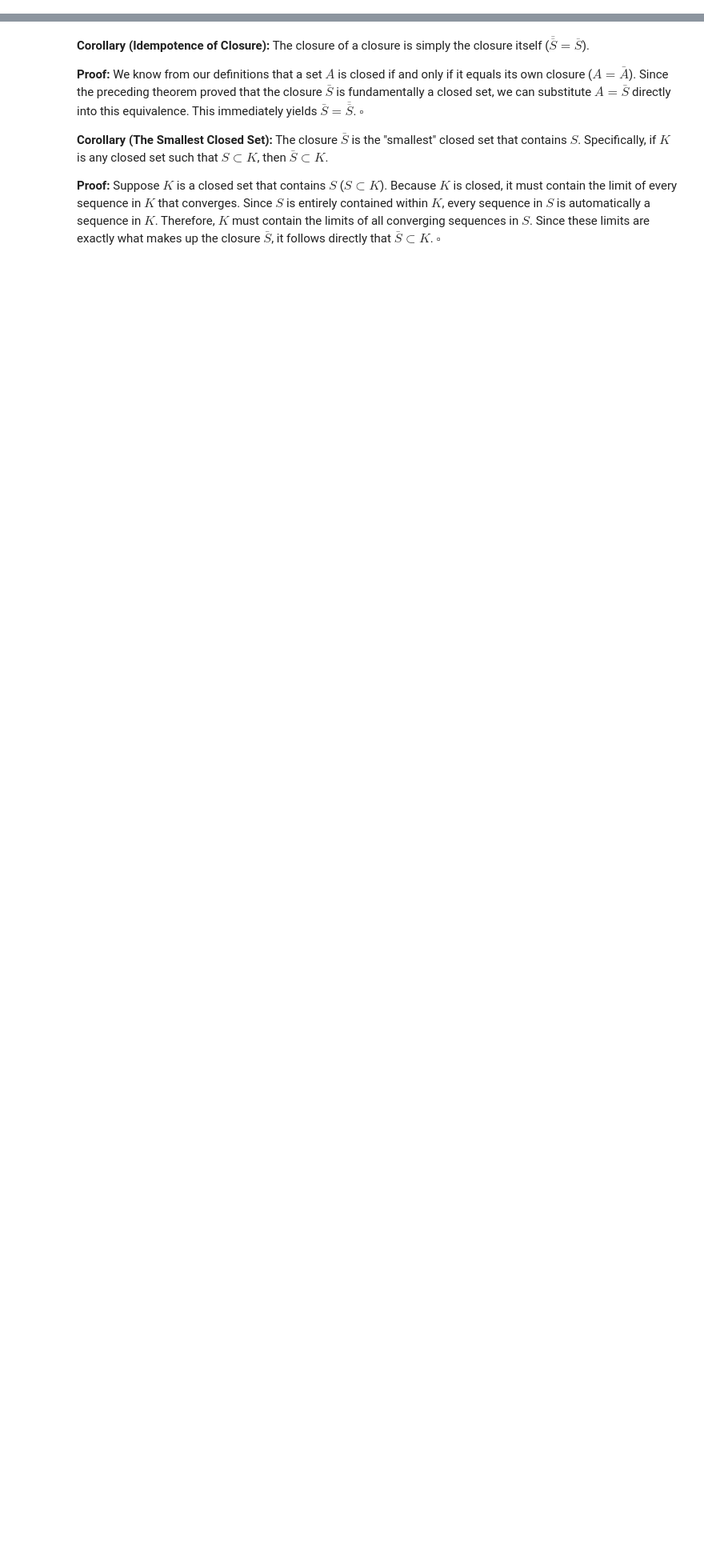
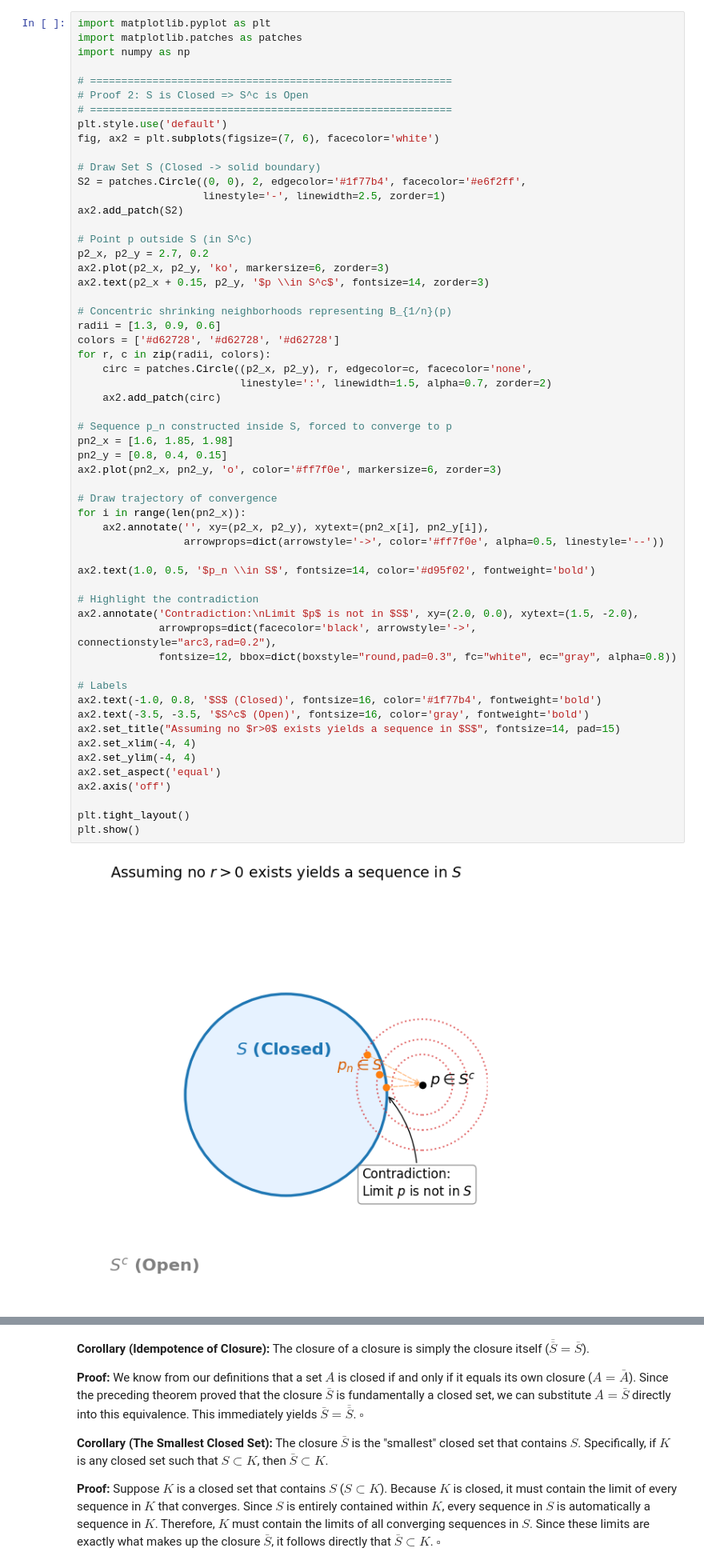
Before and after one commit to rohanishervin/kb, a Jupyter notebook: nodes/metric-space-topology.ipynb, the cells around one changed output, grey strips where cells are left out. Shown at 80% size. Drawn from its saved outputs; the diff is of its cells as text; blank space fills up the shorter version.

```diff
--- a/nodes/metric-space-topology.ipynb
+++ b/nodes/metric-space-topology.ipynb
@@ -158,0 +117,59 @@ This script generates a visual representation of the proof above. It shows how t
+# %%
+import matplotlib.pyplot as plt
+import matplotlib.patches as patches
+import numpy as np
+
+# ==========================================================
+# Proof 2: S is Closed => S^c is Open
+# ==========================================================
+plt.style.use('default')
+fig, ax2 = plt.subplots(figsize=(7, 6), facecolor='white')
+
+# Draw Set S (Closed -> solid boundary)
+S2 = patches.Circle((0, 0), 2, edgecolor='#1f77b4', facecolor='#e6f2ff',
+                    linestyle='-', linewidth=2.5, zorder=1)
+ax2.add_patch(S2)
+
+# Point p outside S (in S^c)
+p2_x, p2_y = 2.7, 0.2
+ax2.plot(p2_x, p2_y, 'ko', markersize=6, zorder=3)
+ax2.text(p2_x + 0.15, p2_y, '$p \\in S^c$', fontsize=14, zorder=3)
+
+# Concentric shrinking neighborhoods representing B_{1/n}(p)
+radii = [1.3, 0.9, 0.6]
+colors = ['#d62728', '#d62728', '#d62728']
+for r, c in zip(radii, colors):
+    circ = patches.Circle((p2_x, p2_y), r, edgecolor=c, facecolor='none',
+                          linestyle=':', linewidth=1.5, alpha=0.7, zorder=2)
+    ax2.add_patch(circ)
+
+# Sequence p_n constructed inside S, forced to converge to p
+pn2_x = [1.6, 1.85, 1.98]
+pn2_y = [0.8, 0.4, 0.15]
+ax2.plot(pn2_x, pn2_y, 'o', color='#ff7f0e', markersize=6, zorder=3)
+
+# Draw trajectory of convergence
+for i in range(len(pn2_x)):
+    ax2.annotate('', xy=(p2_x, p2_y), xytext=(pn2_x[i], pn2_y[i]),
+                 arrowprops=dict(arrowstyle='->', color='#ff7f0e', alpha=0.5, linestyle='--'))
+
+ax2.text(1.0, 0.5, '$p_n \\in S$', fontsize=14, color='#d95f02', fontweight='bold')
+
+# Highlight the contradiction
+ax2.annotate('Contradiction:\nLimit $p$ is not in $S$', xy=(2.0, 0.0), xytext=(1.5, -2.0),
+             arrowprops=dict(facecolor='black', arrowstyle='->', connectionstyle="arc3,rad=0.2"),
+             fontsize=12, bbox=dict(boxstyle="round,pad=0.3", fc="white", ec="gray", alpha=0.8))
+
+# Labels
+ax2.text(-1.0, 0.8, '$S$ (Closed)', fontsize=16, color='#1f77b4', fontweight='bold')
+ax2.text(-3.5, -3.5, '$S^c$ (Open)', fontsize=16, color='gray', fontweight='bold')
+ax2.set_title("Assuming no $r>0$ exists yields a sequence in $S$", fontsize=14, pad=15)
+ax2.set_xlim(-4, 4)
+ax2.set_ylim(-4, 4)
+ax2.set_aspect('equal')
+ax2.axis('off')
+
+plt.tight_layout()
+plt.show()
+# %% [output]
+[figure, added]
```
Also changed, not shown: parts of 4 cells of this notebook.
